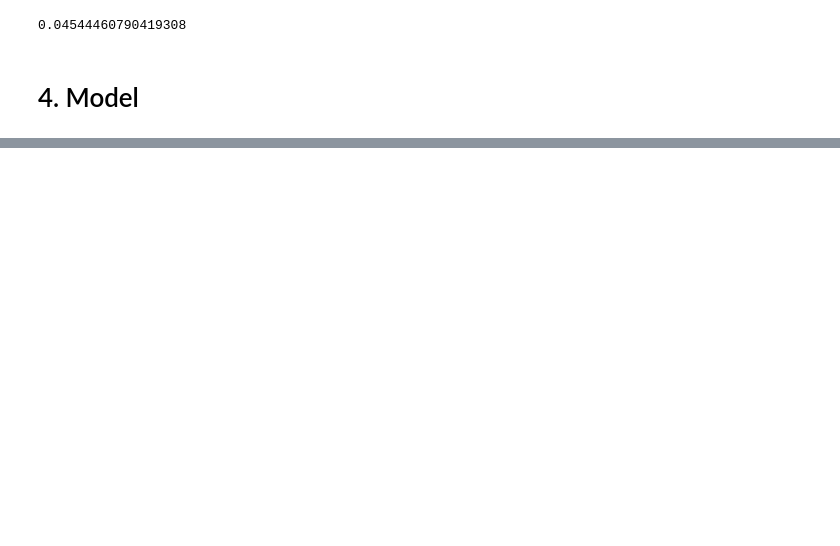
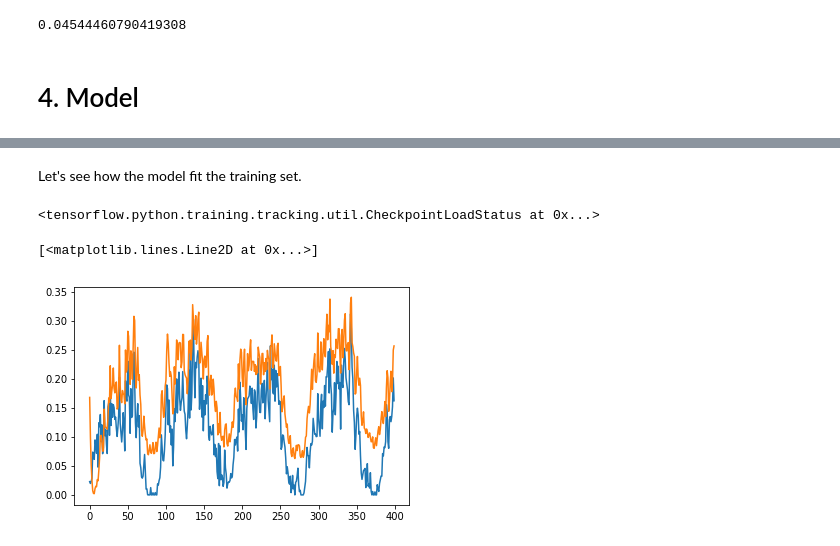
Before and after one commit to dikatok/grab_aiforsea_traffic, a Jupyter notebook: notebooks/training.ipynb, the cells around one changed output, grey strips where cells are left out. Cells and saved outputs as stored; diff of their text form; code cells hidden in the pictures; blank space fills up the shorter version.

Commit message:
training result

```diff
--- a/notebooks/training.ipynb
+++ b/notebooks/training.ipynb
@@ -31,7 +34,7 @@ df.head()
 | 3 | qp0991 | 32 | 5:0 | 0.088755 |
 | 4 | qp090q | 15 | 4:0 | 0.074468 |
 # %%
-df = prepare_data(df)
+df = prepare_data(df, impute=True)
 # %%
 df.head()
 # %% [output]
@@ -78,2 +87,2 @@ model = Model()
 # %%
-dataset = create_dataset(df, epochs=10)
+dataset = create_dataset(df, epochs=1)
@@ -93 +111,11 @@ Iter 1 Batch 200 Loss 1.6255551599897444e-05
 KeyboardInterrupt:
+# %% [markdown]
+Let's see how the model fit the training set.
+# %%
+model.checkpoint.restore(tf.train.latest_checkpoint(model.checkpoint_dir))
+# %% [output]
+<tensorflow.python.training.tracking.util.CheckpointLoadStatus at 0x...>
+# %%
+fit_df = df[df.geohash6 == "qp09sw"]
+feature_columns = fit_df.columns.drop(["geohash6", "recur_day", "time_bin"])
+fit_data = np.expand_dims(np.array(fit_df[feature_columns]), axis=0)
@@ -93,0 +124,13 @@ KeyboardInterrupt:
+# %%
+pred = []
+for t in range(1, 500):
+    out, _ = model(np.expand_dims(fit_data[0, :t], axis=0))
+    pred.append(np.squeeze(out))
+# %%
+fig, ax = plt.subplots()
+
+ax.plot(range(0, 400), fit_data[0,:400,5])
+ax.plot(range(0, 400), pred[:400])
+# %% [output]
+[<matplotlib.lines.Line2D at 0x...>]
+[figure, added]
```
Also changed, not shown: parts of 8 cells of this notebook, 8 other files.
